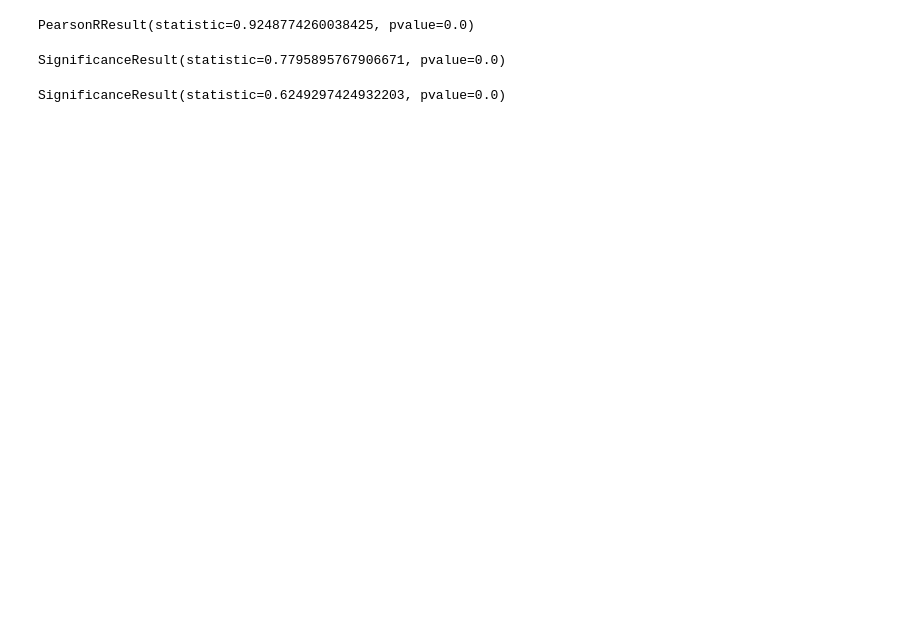
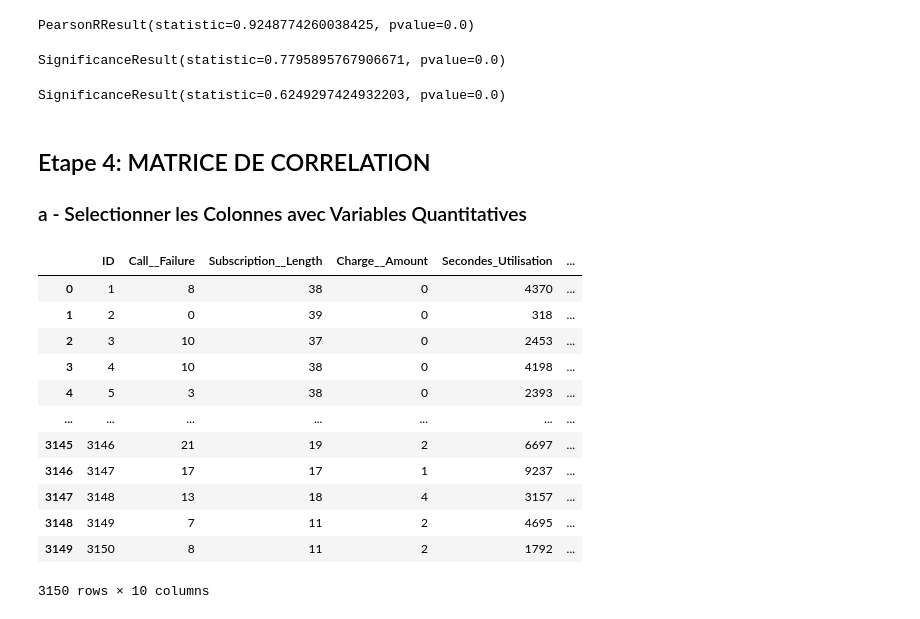
Before and after one commit to MenakoD/TestStat_Python, a Jupyter notebook: MasterClass.ipynb, the cells around one changed output. Cells and saved outputs as stored; diff of their text form; code cells hidden in the pictures; blank space fills up the shorter version.

```diff
--- a/MasterClass.ipynb
+++ b/MasterClass.ipynb
@@ -174,2 +198,23 @@ SignificanceResult(statistic=0.6249297424932203, pvalue=0.0)
+# %% [markdown]
+## Etape 4: MATRICE DE CORRELATION
+
+###  a - Selectionner les Colonnes avec Variables Quantitatives
 # %%
-# Matrice de correlation (permet de calculer les valeurs2 à 2 poou toutes les var quanti)
+# Etape 4: MATRICE DE CORRELATION (permet de calculer les valeurs 2 à 2 pour toutes les var quanti)
+# - Selectionner uniquement les colonnes quantitatives
+quantitative_variable = df.select_dtypes(include=["number"])
+quantitative_variable
+# %% [output]
+|  | ID | Call__Failure | Subscription__Length | Charge__Amount | Secondes_Utilisation | ... |
+| 0 | 1 | 8 | 38 | 0 | 4370 | ... |
+| 1 | 2 | 0 | 39 | 0 | 318 | ... |
+| 2 | 3 | 10 | 37 | 0 | 2453 | ... |
+| 3 | 4 | 10 | 38 | 0 | 4198 | ... |
+| 4 | 5 | 3 | 38 | 0 | 2393 | ... |
+| ... | ... | ... | ... | ... | ... | ... |
+| 3145 | 3146 | 21 | 19 | 2 | 6697 | ... |
+| 3146 | 3147 | 17 | 17 | 1 | 9237 | ... |
+| 3147 | 3148 | 13 | 18 | 4 | 3157 | ... |
+| 3148 | 3149 | 7 | 11 | 2 | 4695 | ... |
+| 3149 | 3150 | 8 | 11 | 2 | 1792 | ... |
+3150 rows × 10 columns
```
Also changed, not shown: parts of 65 cells of this notebook.
